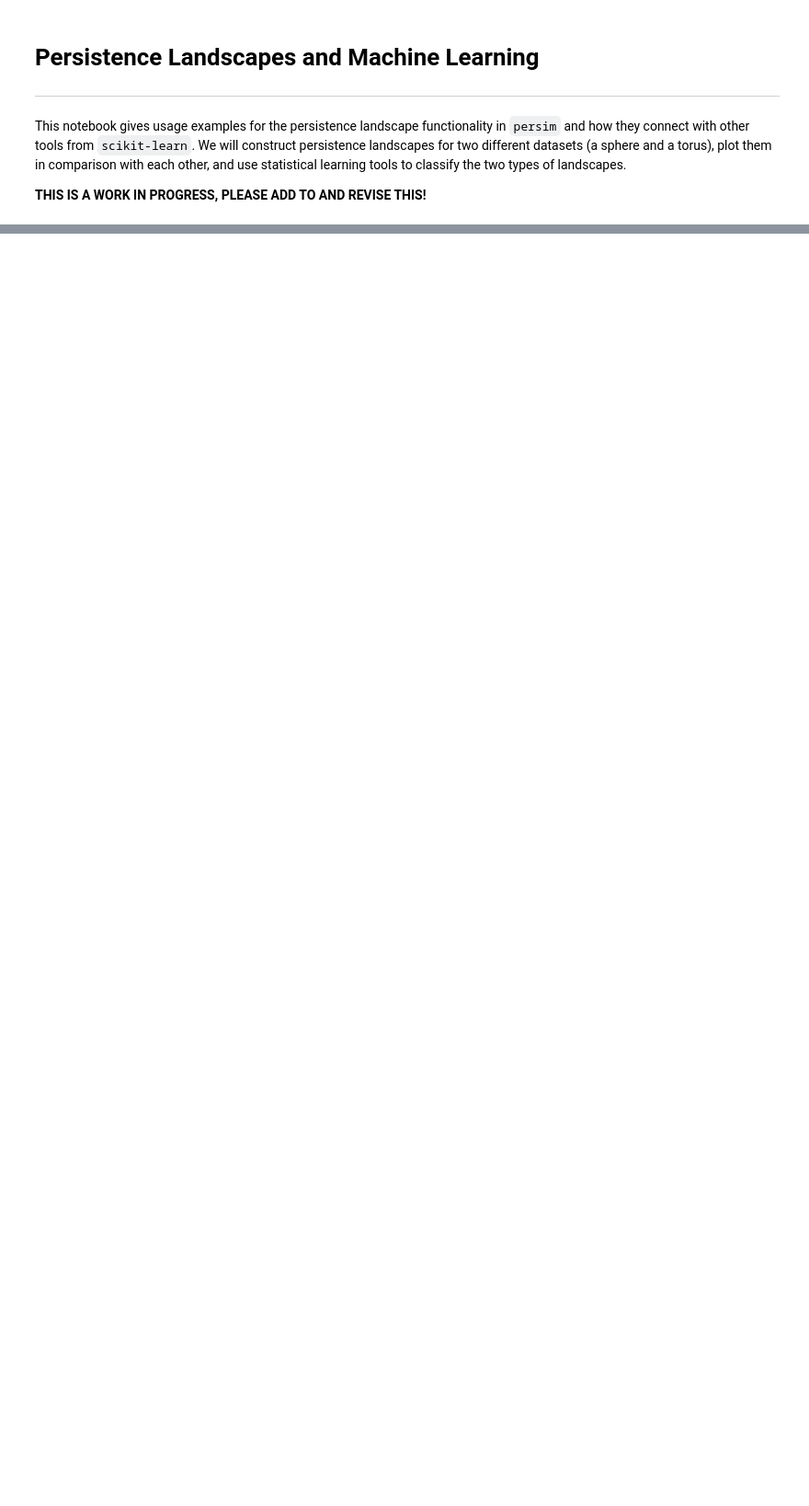
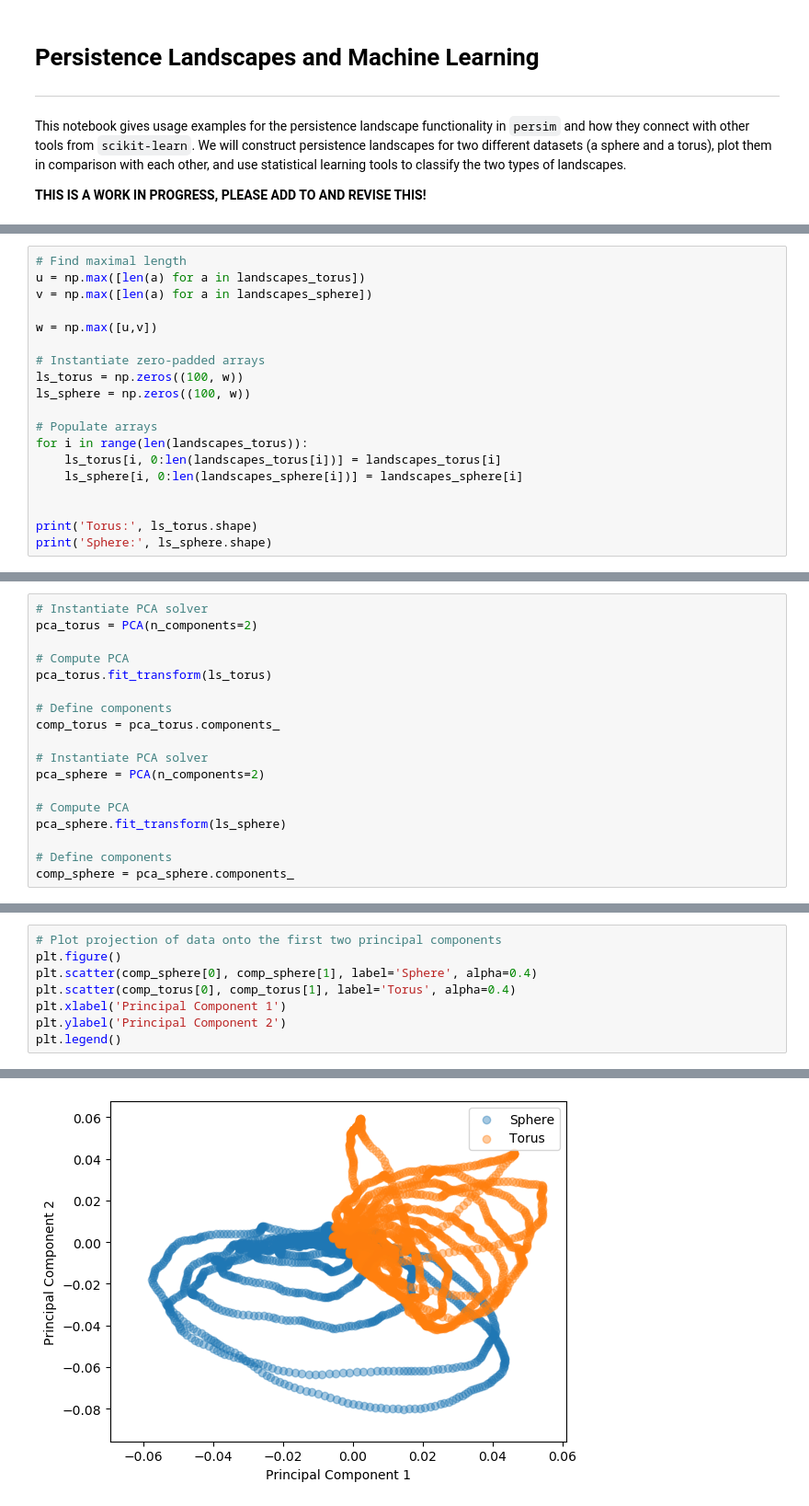
Before and after one commit to scikit-tda/persim, a Jupyter notebook: docs/notebooks/Persistence Landscapes and Machine Learning.ipynb, the cells around one changed output, grey strips where cells are left out. Shown at 92% size. Drawn from its saved outputs; the diff is of its cells as text; blank space fills up the shorter version.

```diff
--- a/docs/notebooks/Persistence Landscapes and Machine Learning.ipynb
+++ b/docs/notebooks/Persistence Landscapes and Machine Learning.ipynb
@@ -157,0 +116,19 @@ print(pca_torus)
+# %%
+# Find maximal length
+u = np.max([len(a) for a in landscapes_torus])
+v = np.max([len(a) for a in landscapes_sphere])
+
+w = np.max([u,v])
+
+# Instantiate zero-padded arrays
+ls_torus = np.zeros((100, w))
+ls_sphere = np.zeros((100, w))
+
+# Populate arrays
+for i in range(len(landscapes_torus)):
+    ls_torus[i, 0:len(landscapes_torus[i])] = landscapes_torus[i]
+    ls_sphere[i, 0:len(landscapes_sphere[i])] = landscapes_sphere[i]
+
+
+print('Torus:', ls_torus.shape)
+print('Sphere:', ls_sphere.shape)
@@ -157,0 +138,18 @@ print(pca_torus)
+# %%
+# Instantiate PCA solver
+pca_torus = PCA(n_components=2)
+
+# Compute PCA
+pca_torus.fit_transform(ls_torus)
+
+# Define components
+comp_torus = pca_torus.components_
+
+# Instantiate PCA solver
+pca_sphere = PCA(n_components=2)
+
+# Compute PCA
+pca_sphere.fit_transform(ls_sphere)
+
+# Define components
+comp_sphere = pca_sphere.components_
@@ -157,0 +164,9 @@ print(pca_torus)
+# %%
+# Plot projection of data onto the first two principal components
+plt.figure()
+plt.scatter(comp_sphere[0], comp_sphere[1], label='Sphere', alpha=0.4)
+plt.scatter(comp_torus[0], comp_torus[1], label='Torus', alpha=0.4)
+plt.xlabel('Principal Component 1')
+plt.ylabel('Principal Component 2')
+plt.legend()
+# %% [output]
@@ -157,0 +174 @@ print(pca_torus)
+[figure, added]
```
Also changed, not shown: parts of 26 cells of this notebook, 3 other files.
